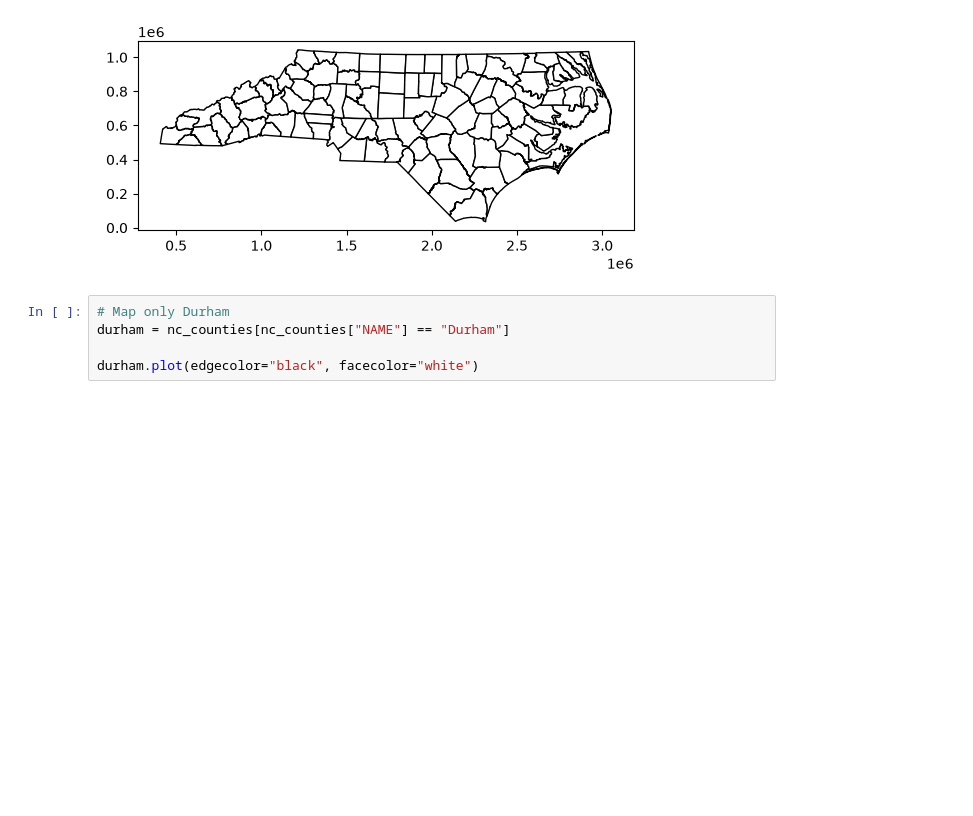
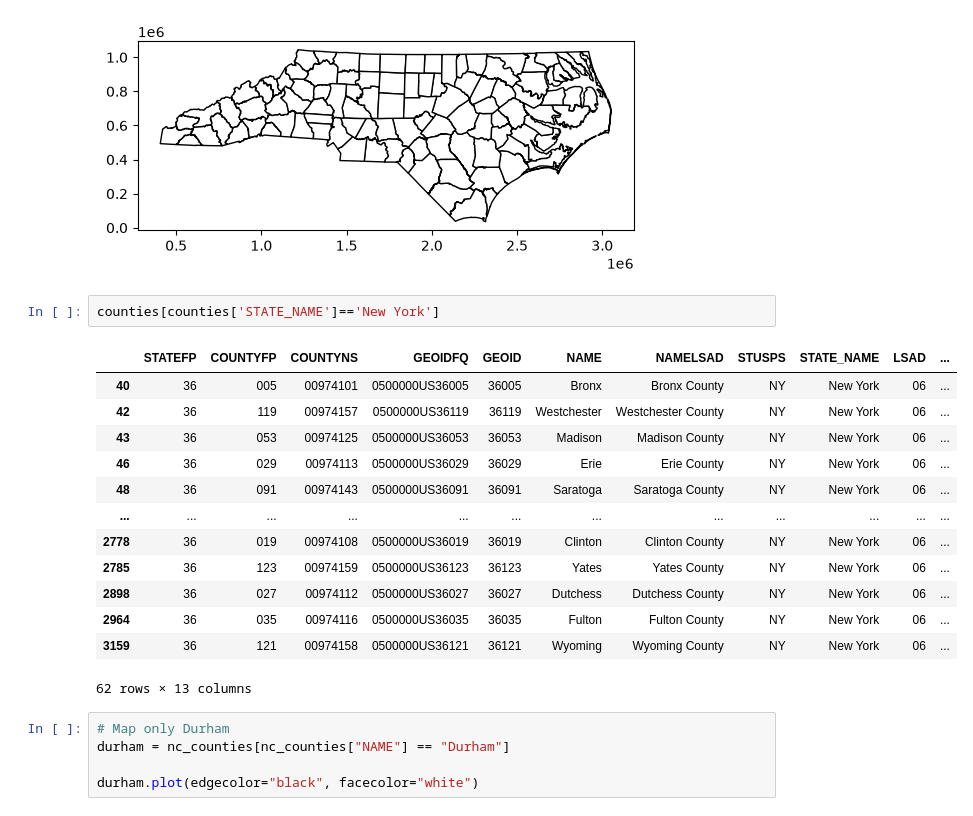
Before and after one commit to Dtaylor8047/geog592-amadar, a Jupyter notebook: schedule/week10/GEOG592_loop_map.ipynb, the cells around one changed output. Saved outputs shown, nothing was run; the diff lists cells and outputs as text; blank space fills up the shorter version.

Commit message:
Finished New York Atlas

```diff
--- a/schedule/week10/GEOG592_loop_map.ipynb
+++ b/schedule/week10/GEOG592_loop_map.ipynb
@@ -56,6 +56,22 @@ nc_counties.plot(edgecolor="black", facecolor="white")
 # %% [output]
 <Axes: >
 [figure]
+# %%
+counties[counties['STATE_NAME']=='New York']
+# %% [output]
+|  | STATEFP | COUNTYFP | COUNTYNS | GEOIDFQ | GEOID | NAME | NAMELSAD | STUSPS | STATE_NAME | LSAD | ... |
+| 40 | 36 | 005 | 00974101 | 0500000US36005 | 36005 | Bronx | Bronx County | NY | New York | 06 | ... |
+| 42 | 36 | 119 | 00974157 | 0500000US36119 | 36119 | Westchester | Westchester County | NY | New York | 06 | ... |
+| 43 | 36 | 053 | 00974125 | 0500000US36053 | 36053 | Madison | Madison County | NY | New York | 06 | ... |
+| 46 | 36 | 029 | 00974113 | 0500000US36029 | 36029 | Erie | Erie County | NY | New York | 06 | ... |
+| 48 | 36 | 091 | 00974143 | 0500000US36091 | 36091 | Saratoga | Saratoga County | NY | New York | 06 | ... |
+| ... | ... | ... | ... | ... | ... | ... | ... | ... | ... | ... | ... |
+| 2778 | 36 | 019 | 00974108 | 0500000US36019 | 36019 | Clinton | Clinton County | NY | New York | 06 | ... |
+| 2785 | 36 | 123 | 00974159 | 0500000US36123 | 36123 | Yates | Yates County | NY | New York | 06 | ... |
+| 2898 | 36 | 027 | 00974112 | 0500000US36027 | 36027 | Dutchess | Dutchess County | NY | New York | 06 | ... |
+| 2964 | 36 | 035 | 00974116 | 0500000US36035 | 36035 | Fulton | Fulton County | NY | New York | 06 | ... |
+| 3159 | 36 | 121 | 00974158 | 0500000US36121 | 36121 | Wyoming | Wyoming County | NY | New York | 06 | ... |
+62 rows × 13 columns
 # %%
 # Map only Durham
 durham = nc_counties[nc_counties["NAME"] == "Durham"]
```
Also changed, not shown: 3 other files.
